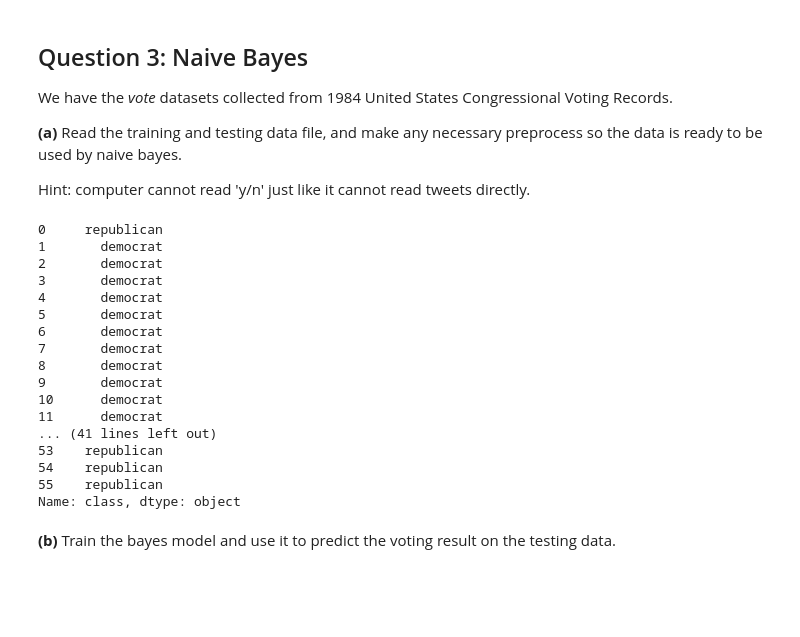
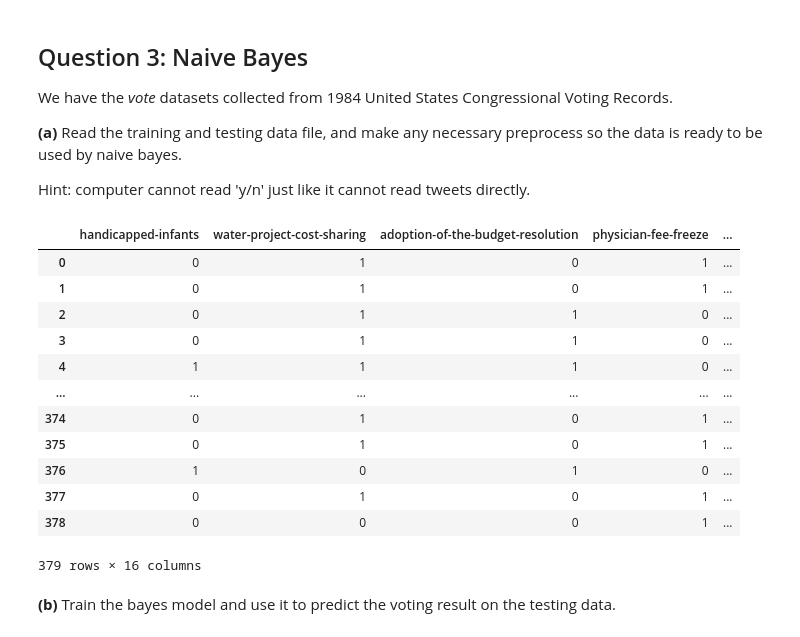
Before and after one commit to ginobenitez/STA4724, a Jupyter notebook: Homeworks/HW3/Homework 3.ipynb, the cells around one changed output. Saved outputs shown, nothing was run; the diff lists cells and outputs as text; code cells hidden in the pictures; blank space fills up the shorter version.

```diff
--- a/Homeworks/HW3/Homework 3.ipynb
+++ b/Homeworks/HW3/Homework 3.ipynb
@@ -164,29 +163,35 @@ We have the *vote* datasets collected from 1984 United States Congressional Voti
 
 Hint: computer cannot read 'y/n' just like it cannot read tweets directly.
 # %%
-df = pd.read_csv('vote_train.csv', quotechar="'")
-X_train = df.drop(['id', 'class'], axis=1)
-y_train = df['class']
-test = pd.read_csv('vote_test.csv', quotechar="'")
-y_test = test[ 'class']
-X_test = test.drop(['id', 'class'], axis=1)
+train_df = pd.read_csv('vote_train.csv', quotechar="'")
+test_df = pd.read_csv('vote_test.csv', quotechar="'")
+
+def preprocess_data(df):
+    for col in df.columns:
+        if col not in ['class', 'id']:
+            df[col] = df[col].map({'y': 1, 'n': 0})
+    return df
+
+process_train = preprocess_data(train_df)
+process_test = preprocess_data(test_df)
+X_train = process_train.drop(['id', 'class'], axis=1)
+y_train = process_train['class']
+X_test = process_test.drop(['id', 'class'], axis=1)
+y_test = process_test['class']
+X_train
 # %% [output]
+|  | handicapped-infants | water-project-cost-sharing | adoption-of-the-budget-resolution | physician-fee-freeze | ... |
+| 0 | 0 | 1 | 0 | 1 | ... |
+| 1 | 0 | 1 | 0 | 1 | ... |
+| 2 | 0 | 1 | 1 | 0 | ... |
+| 3 | 0 | 1 | 1 | 0 | ... |
+| 4 | 1 | 1 | 1 | 0 | ... |
+| ... | ... | ... | ... | ... | ... |
+| 374 | 0 | 1 | 0 | 1 | ... |
+| 375 | 0 | 1 | 0 | 1 | ... |
+| 376 | 1 | 0 | 1 | 0 | ... |
+| 377 | 0 | 1 | 0 | 1 | ... |
+| 378 | 0 | 0 | 0 | 1 | ... |
-0     republican
-1       democrat
-2       democrat
-3       democrat
-4       democrat
-5       democrat
-6       democrat
-7       democrat
-8       democrat
-9       democrat
-10      democrat
-11      democrat
-... (41 lines left out)
-53    republican
-54    republican
-55    republican
-Name: class, dtype: object
+379 rows × 16 columns
 # %% [markdown]
 **(b)** Train the bayes model and use it to predict the voting result on the testing data.
```
Also changed, not shown: parts of 5 cells of this notebook, 1 other file.
